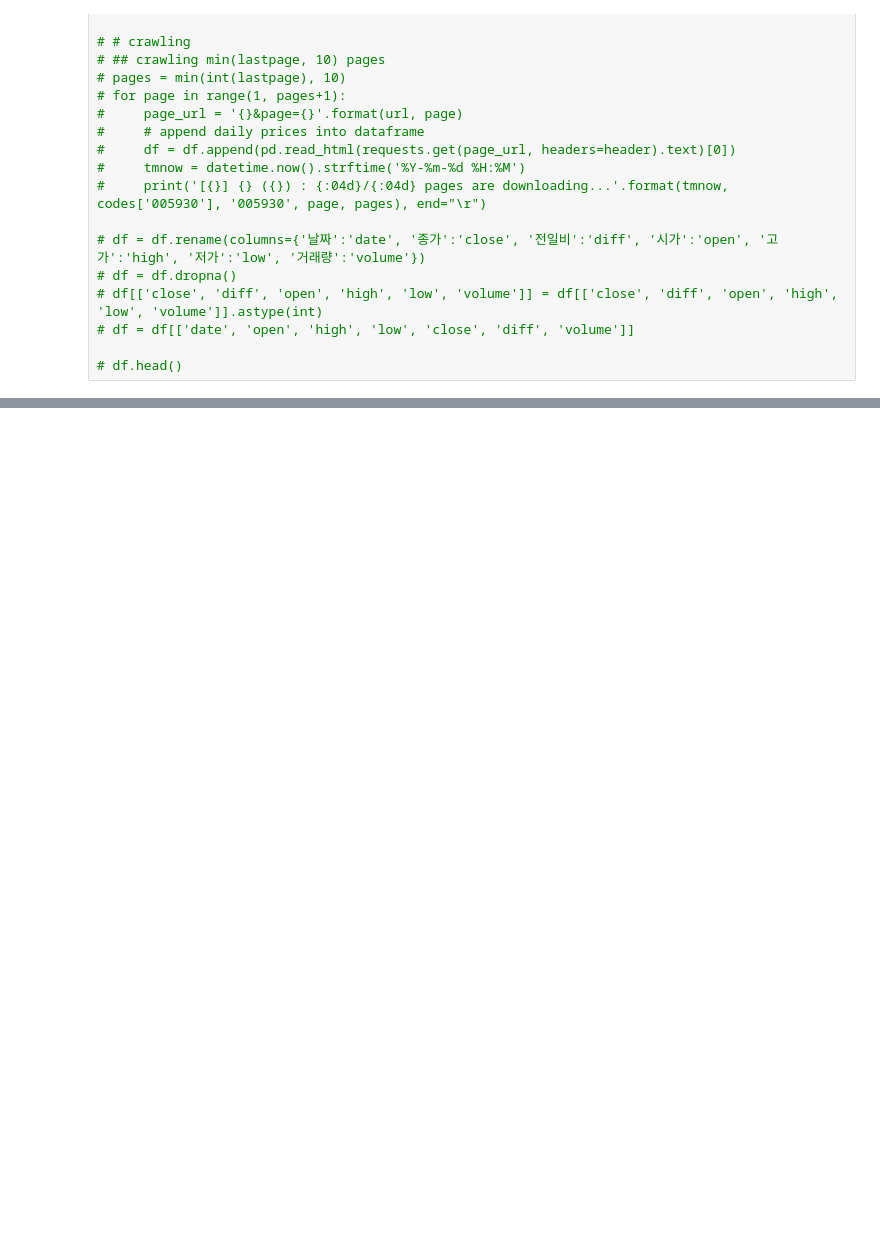
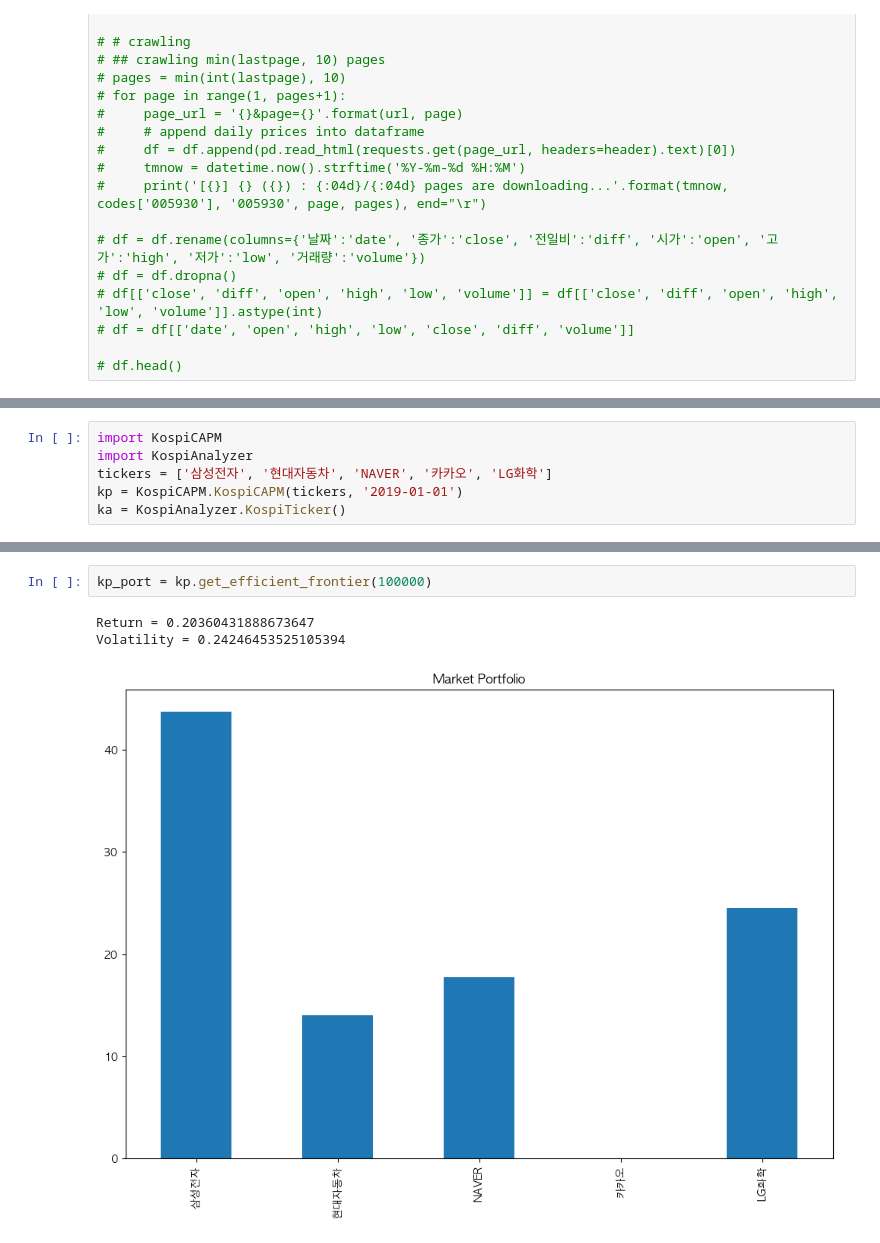
Before and after one commit to ahn283/projects, a Jupyter notebook: stock/dbupdater/test_stock.ipynb, the cells around one changed output, grey strips where cells are left out. Cells and saved outputs as stored; diff of their text form; blank space fills up the shorter version.

```diff
--- a/stock/dbupdater/test_stock.ipynb
+++ b/stock/dbupdater/test_stock.ipynb
@@ -278,0 +426,6 @@ Bollinger band bandwidth:  9.489976340527463
+# %%
+import KospiCAPM
+import KospiAnalyzer
+tickers = ['삼성전자', '현대자동차', 'NAVER', '카카오', 'LG화학']
+kp = KospiCAPM.KospiCAPM(tickers, '2019-01-01')
+ka = KospiAnalyzer.KospiTicker()
@@ -278,0 +459,6 @@ Bollinger band bandwidth:  9.489976340527463
+# %%
+kp_port = kp.get_efficient_frontier(100000)
+# %% [output]
+Return = 0.20360431888673647
+Volatility = 0.24246453525105394
+[figure, added]
```
Also changed, not shown: parts of 114 cells of this notebook, 3 other files.
